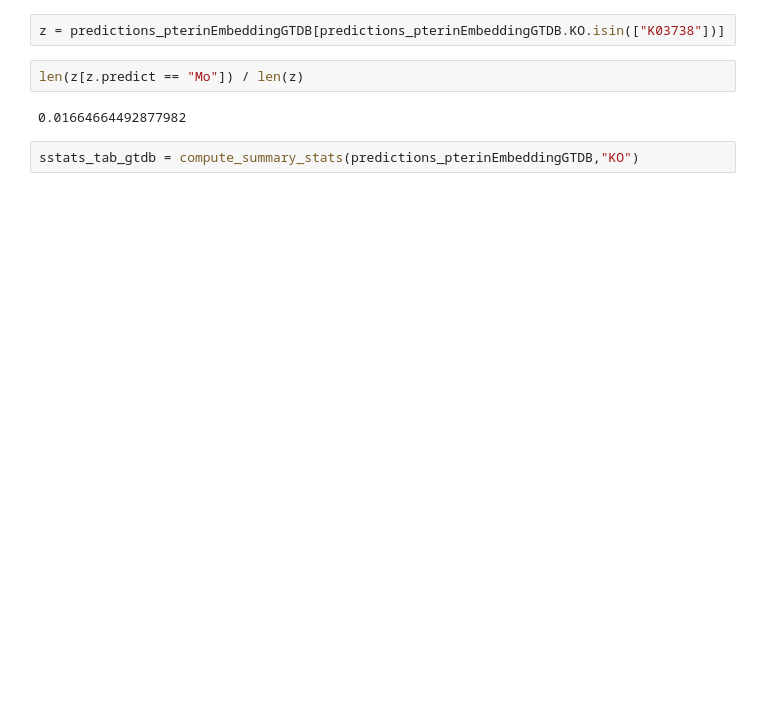
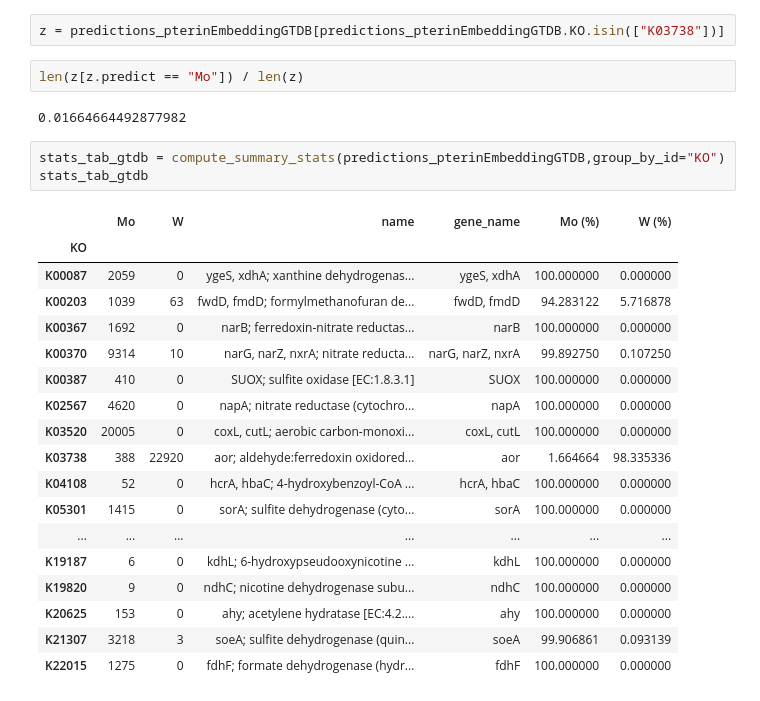
Before and after one commit to jgoldford/pyranopterin, a Jupyter notebook: notebooks-figures/DMSOR.Fig4.ipynb, the cells around one changed output. Cells and saved outputs as stored; diff of their text form; blank space fills up the shorter version.

```diff
--- a/notebooks-figures/DMSOR.Fig4.ipynb
+++ b/notebooks-figures/DMSOR.Fig4.ipynb
@@ -146,7 +123,27 @@ len(z[z.predict == "Mo"]) / len(z)
 # %% [output]
 0.01664664492877982
 # %%
-sstats_tab_gtdb = compute_summary_stats(predictions_pterinEmbeddingGTDB,"KO")
+stats_tab_gtdb = compute_summary_stats(predictions_pterinEmbeddingGTDB,group_by_id="KO")
+stats_tab_gtdb
+# %% [output]
+|  | Mo | W | name | gene_name | Mo (%) | W (%) |
+| KO |  |  |  |  |  |  |
+| K00087 | 2059 | 0 | ygeS, xdhA; xanthine dehydrogenas... | ygeS, xdhA | 100.000000 | 0.000000 |
+| K00203 | 1039 | 63 | fwdD, fmdD; formylmethanofuran de... | fwdD, fmdD | 94.283122 | 5.716878 |
+| K00367 | 1692 | 0 | narB; ferredoxin-nitrate reductas... | narB | 100.000000 | 0.000000 |
+| K00370 | 9314 | 10 | narG, narZ, nxrA; nitrate reducta... | narG, narZ, nxrA | 99.892750 | 0.107250 |
+| K00387 | 410 | 0 | SUOX; sulfite oxidase [EC:1.8.3.1] | SUOX | 100.000000 | 0.000000 |
+| K02567 | 4620 | 0 | napA; nitrate reductase (cytochro... | napA | 100.000000 | 0.000000 |
+| K03520 | 20005 | 0 | coxL, cutL; aerobic carbon-monoxi... | coxL, cutL | 100.000000 | 0.000000 |
+| K03738 | 388 | 22920 | aor; aldehyde:ferredoxin oxidored... | aor | 1.664664 | 98.335336 |
+| K04108 | 52 | 0 | hcrA, hbaC; 4-hydroxybenzoyl-CoA ... | hcrA, hbaC | 100.000000 | 0.000000 |
+| K05301 | 1415 | 0 | sorA; sulfite dehydrogenase (cyto... | sorA | 100.000000 | 0.000000 |
+| ... | ... | ... | ... | ... | ... | ... |
+| K19187 | 6 | 0 | kdhL; 6-hydroxypseudooxynicotine ... | kdhL | 100.000000 | 0.000000 |
+| K19820 | 9 | 0 | ndhC; nicotine dehydrogenase subu... | ndhC | 100.000000 | 0.000000 |
+| K20625 | 153 | 0 | ahy; acetylene hydratase [EC:4.2.... | ahy | 100.000000 | 0.000000 |
+| K21307 | 3218 | 3 | soeA; sulfite dehydrogenase (quin... | soeA | 99.906861 | 0.093139 |
+| K22015 | 1275 | 0 | fdhF; formate dehydrogenase (hydr... | fdhF | 100.000000 | 0.000000 |
 # %%
 c =  sns.color_palette('Set2')[0:2]
 #rbd = rp.set_index('gene_name')[['Mo (%)',"W (%)"]]
```
Also changed, not shown: parts of 18 cells of this notebook, 6 other files.
